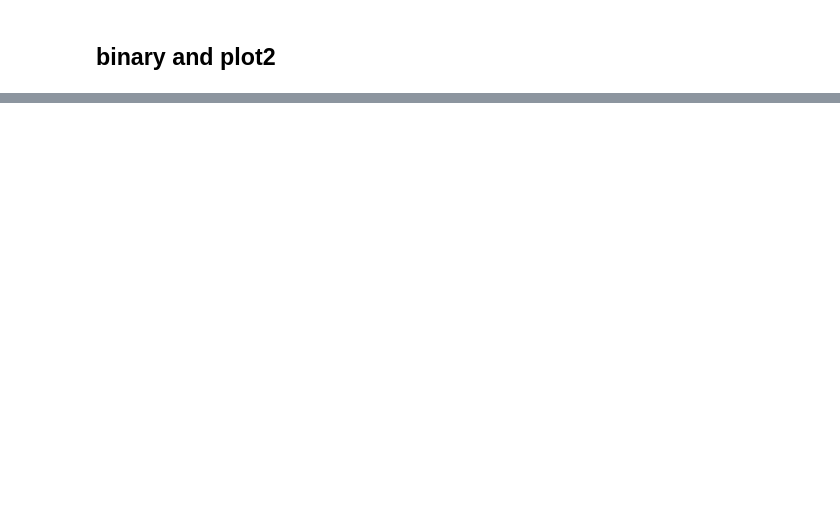
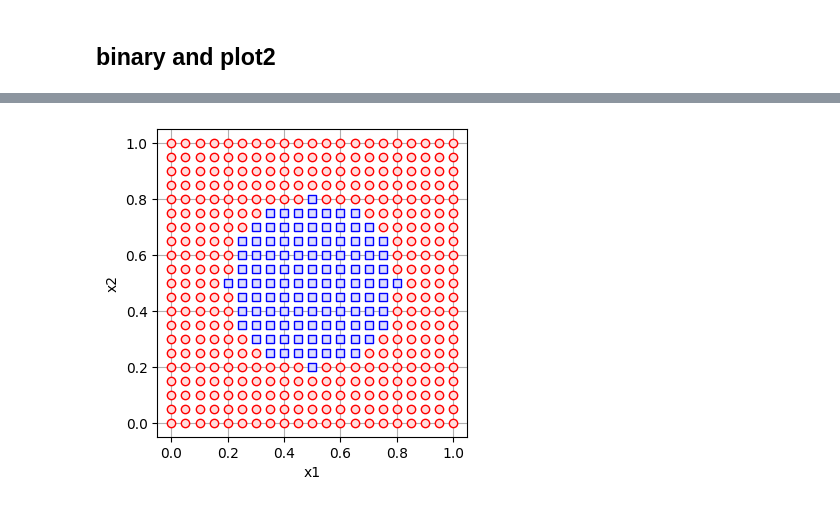
Before and after one commit to dudung/pasir, a Jupyter notebook: devels/datasets/test_binary.ipynb, the cells around one changed output, grey strips where cells are left out. Drawn from its saved outputs; the diff is of its cells as text; code cells hidden in the pictures; blank space fills up the shorter version.

```diff
--- a/devels/datasets/test_binary.ipynb
+++ b/devels/datasets/test_binary.ipynb
@@ -33,10 +40,12 @@ plot2(plt, x, y, z)
 # %%
 from pasir.datasets.clasdata import binary
 from pasir.datasets.dataviz import plot2
 
 r1 = [0, 1.05, 0.05]
 r2 = [0, 1.05, 0.05]
 coeffs = [[0.41], [-1, -1], [1, 0, 1]]
 x, y, z = binary(coeffs, r1=r1, r2=r2)
 
-plot2(plt, x, y, z)
+plot2(x, y, z)
+# %% [output]
+[figure, added]
```
Also changed, not shown: parts of 3 cells of this notebook.
